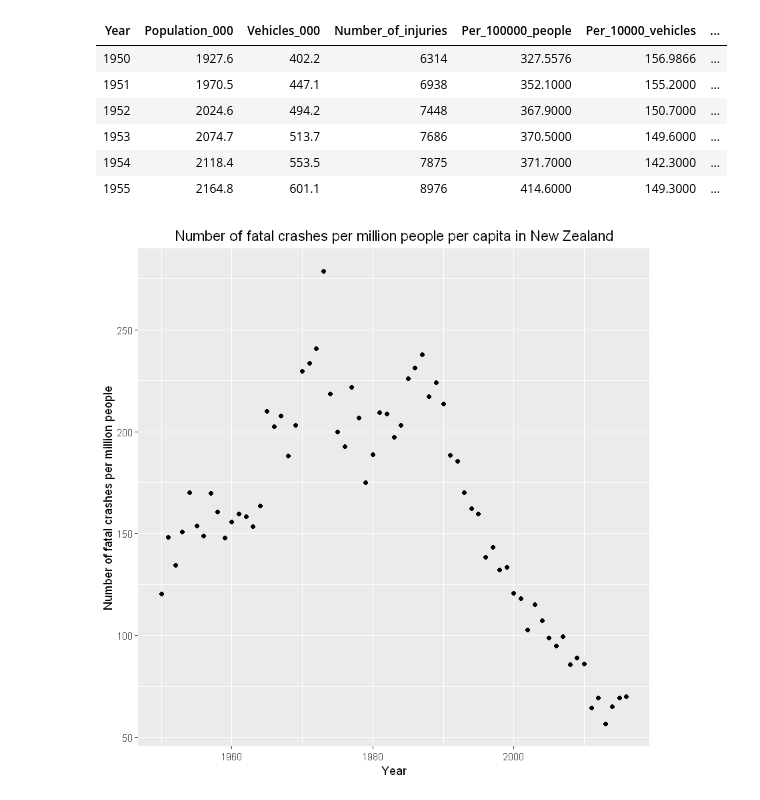
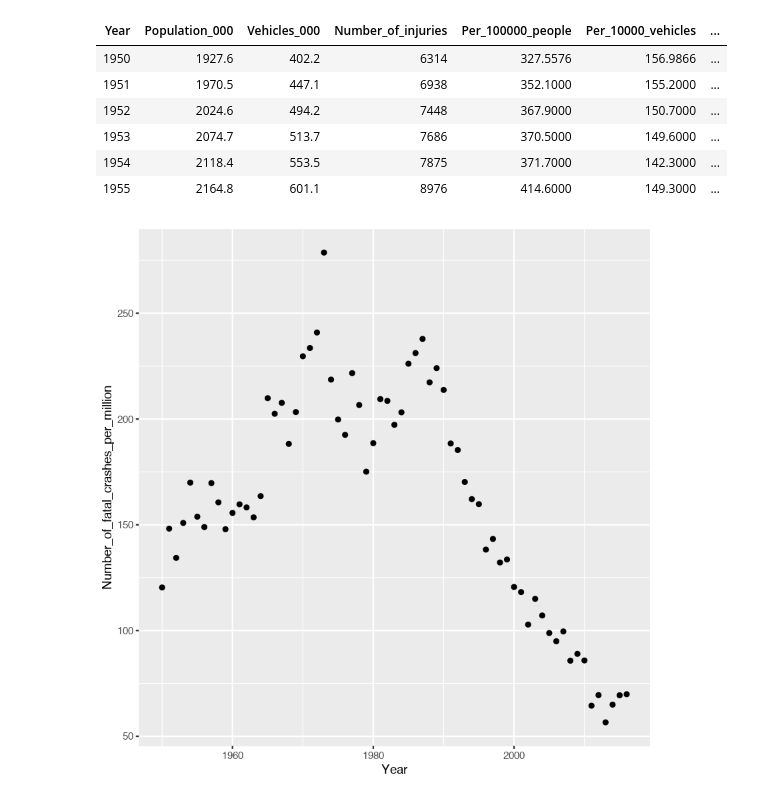
Before and after one commit to william-patt/DATA201-Group-project, a Jupyter notebook: Group_Project.ipynb, the cells around one changed output. Drawn from its saved outputs; the diff is of its cells as text; code cells hidden in the pictures.

```diff
--- a/Group_Project.ipynb
+++ b/Group_Project.ipynb
@@ -589,12 +702,7 @@ head(crash_data)
 # %%
 crash_data %>%
   mutate(Number_of_fatal_crashes_per_million = (Number_of_fatial_crashes*1000)/ Population_000) %>% #Gets the number of fatial crashes per million people
   ggplot(aes(x = Year, y = Number_of_fatal_crashes_per_million)) +
-  geom_point() +
-
-  ggtitle("Number of fatal crashes per million people per capita in New Zealand") +
-  theme(plot.title = element_text(hjust = 0.5))+
-  xlab("Year") +
-  ylab("Number of fatal crashes per million people")
+  geom_point()
 # %% [output]
-[figure, old version]
+[figure, new version]
```
Also changed, not shown: parts of 45 cells of this notebook.
